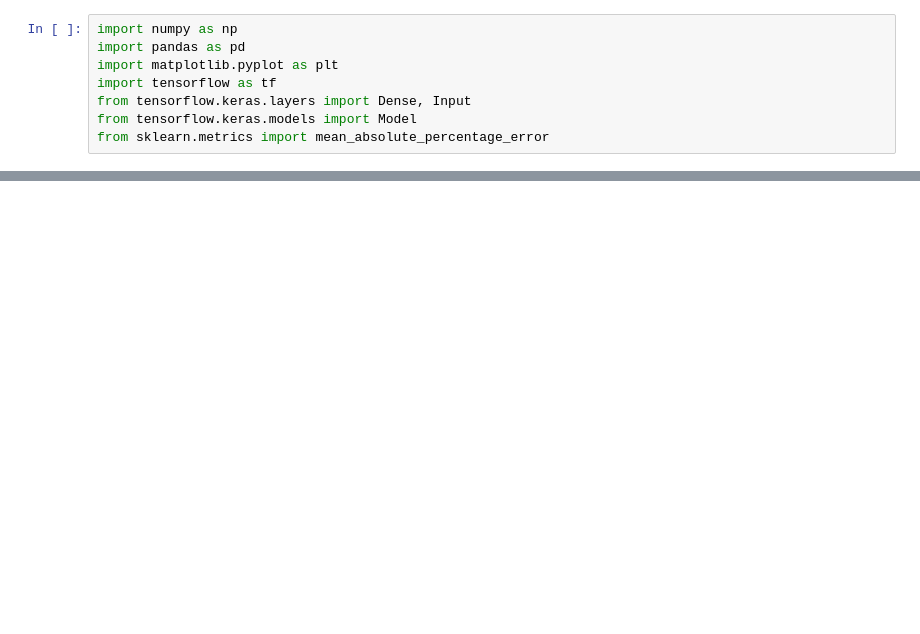
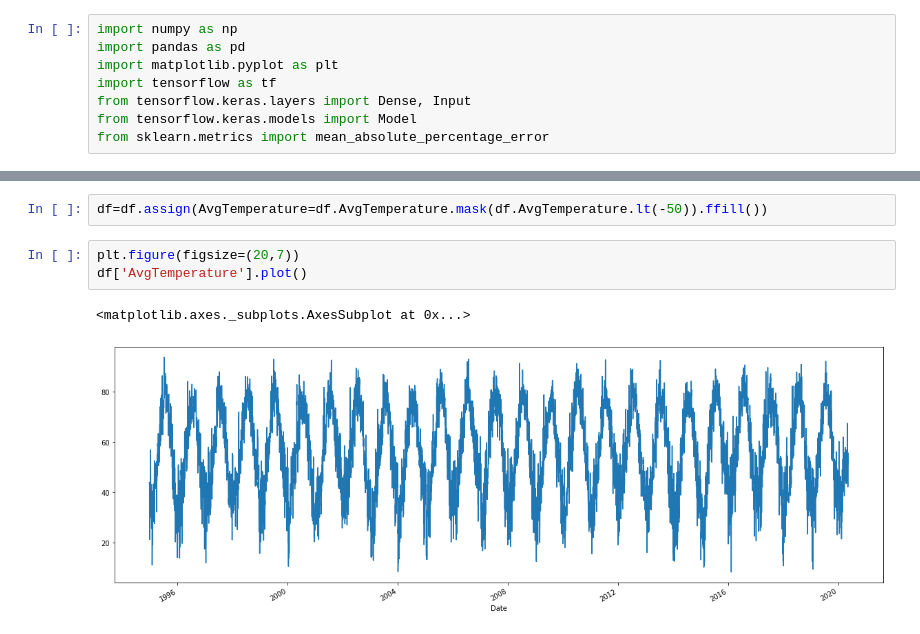
Before and after one commit to maryamzamani11/ANN_Temperature_Timeseries, a Jupyter notebook: TF_ANN_Temperature.ipynb, the cells around one changed output, grey strips where cells are left out. Saved outputs shown, nothing was run; the diff lists cells and outputs as text; blank space fills up the shorter version.

```diff
--- a/TF_ANN_Temperature.ipynb
+++ b/TF_ANN_Temperature.ipynb
@@ -27,0 +56,8 @@ There are some outliers in the data-set, those couldn't be a true temperature da
+# %%
+df=df.assign(AvgTemperature=df.AvgTemperature.mask(df.AvgTemperature.lt(-50)).ffill())
+# %%
+plt.figure(figsize=(20,7))
+df['AvgTemperature'].plot()
+# %% [output]
+<matplotlib.axes._subplots.AxesSubplot at 0x...>
+[figure, added]
```
Also changed, not shown: parts of 54 cells of this notebook.
